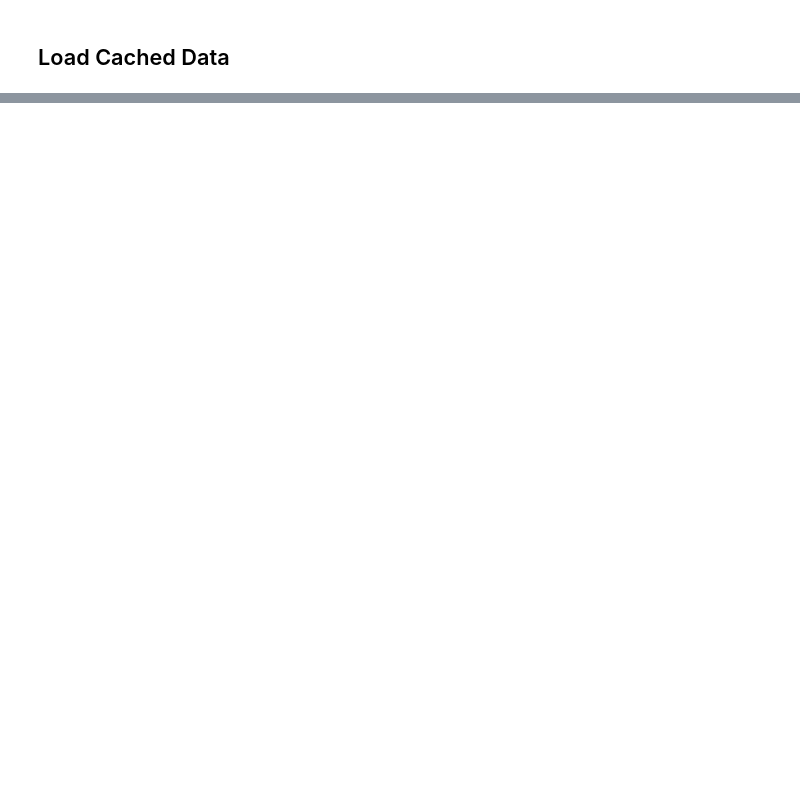
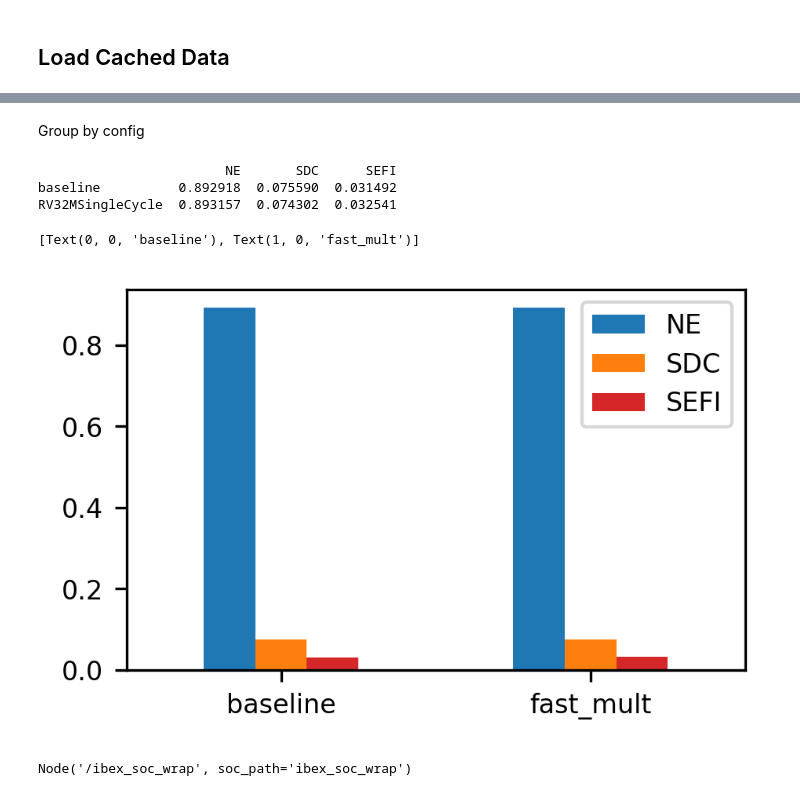
Before and after one commit to ahll19/PULSE, a Jupyter notebook: nsrec_plots.ipynb, the cells around one changed output, grey strips where cells are left out. Drawn from its saved outputs; the diff is of its cells as text; code cells hidden in the pictures; blank space fills up the shorter version.

```diff
--- a/nsrec_plots.ipynb
+++ b/nsrec_plots.ipynb
@@ -132,3 +197,50 @@ ConversionError: Failed to convert value(s) to axis units: ['rf_reg[31]', 'rf_re
+# %% [markdown]
+Group by config
+# %%
+x_tick_locs = np.arange(len(data_sets.keys()))
+# provide which errors are to be plotted
+errors_classes_to_plot = [SilentError, DataCorruptionError, CriticalError]
+transpose = 1
+
+plot_df = pd.DataFrame()
+
+# Multi bar plot grouped by configuration
+for name, data_set in data_sets.items():
+
+    # get error outcomes
+    data = BaseTools.error_classification(data_set.data_interface, data_set.root, visualize=False)
+
+    # count unique values
+    error_class_names  = [error_class.name for error_class in errors_classes_to_plot] # get names
+    counts = data[data.isin(error_class_names)].value_counts()
+    counts = counts.rename(name)
+
+    # build data to plot
+    plot_df = pd.concat([plot_df, counts], axis=1, sort=False)
+
+if transpose:
+    plot_df = plot_df.transpose()
+
+# get proportions of each error class against sum of each row
+# print(plot_df.sum(axis=1).values())
+plot_df = plot_df.div(plot_df.sum(axis=1), axis=0) # proportional
+
+S = 2806 * np.array()
+
+print(plot_df)
+ax = plot_df.plot.bar(color=[error_class.color for error_class in errors_classes_to_plot])
+legend = ax.get_legend_handles_labels()
+ax.set_xticklabels(["baseline", "fast_mult"], rotation=0)
+# %% [output]
+                        NE       SDC      SEFI
+baseline          0.892918  0.075590  0.031492
+RV32MSingleCycle  0.893157  0.074302  0.032541
+[Text(0, 0, 'baseline'), Text(1, 0, 'fast_mult')]
+[figure, added]
+# %%
+data_sets["baseline"].root
+# %% [output]
+Node('/ibex_soc_wrap', soc_path='ibex_soc_wrap')
 # %%
 node = data_interface.get_node_by_name("register_file_i")[0]
 node.children
```
Also changed, not shown: parts of 13 cells of this notebook, 5 other files.
